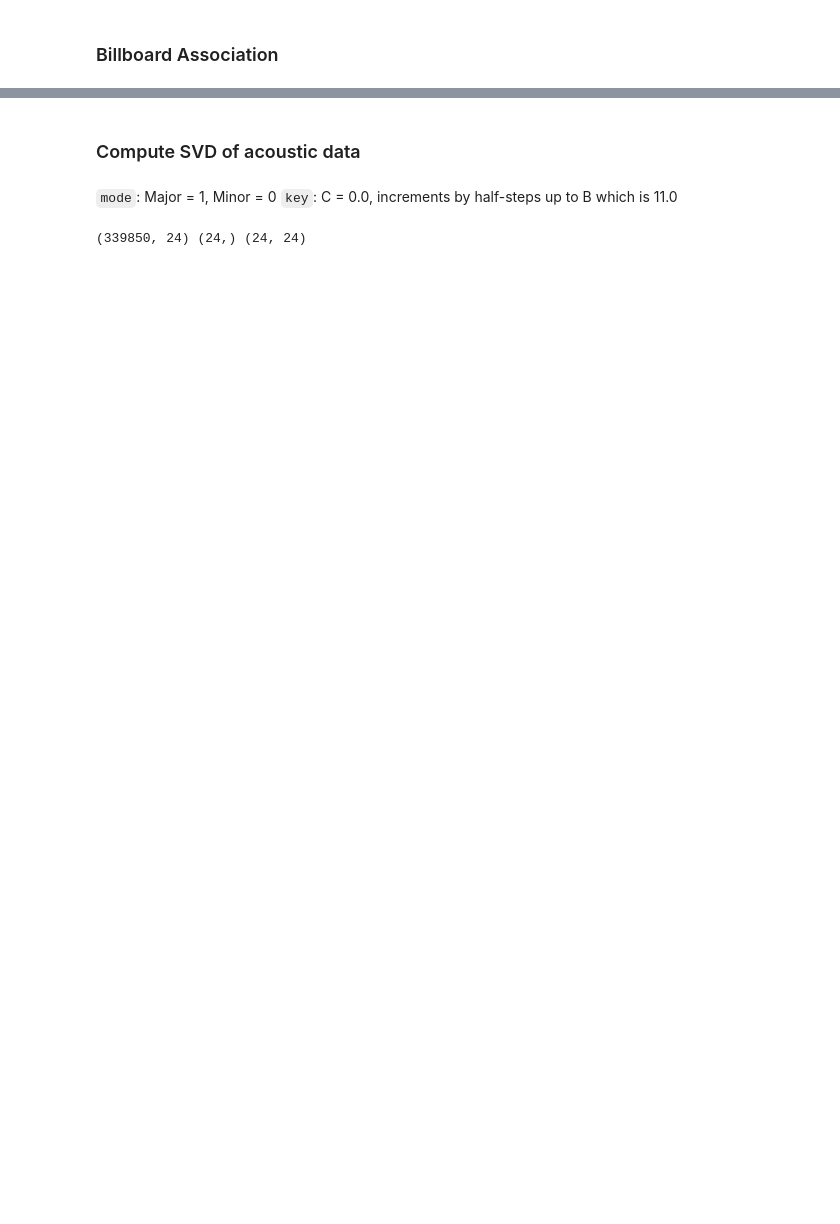
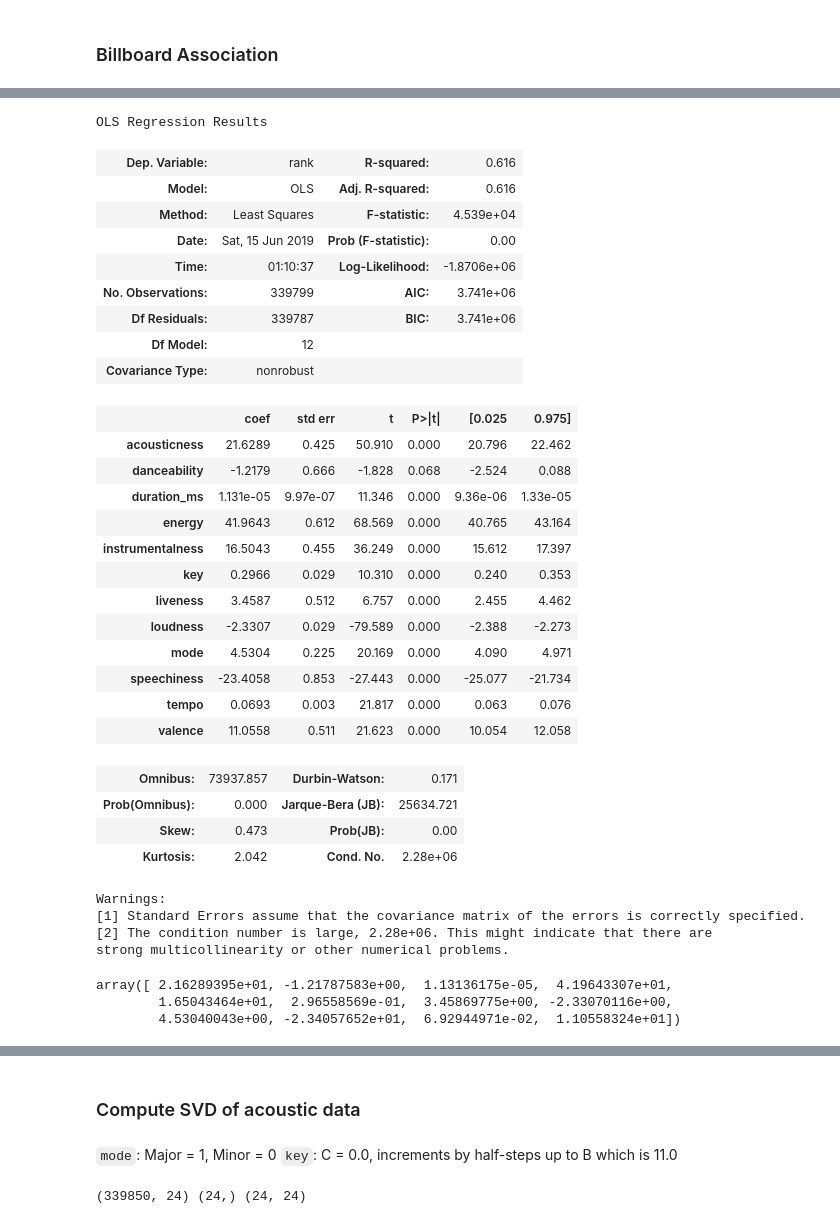
Before and after one commit to aschoettler/int15-spotify, a Jupyter notebook: Acoustics.ipynb, the cells around one changed output, grey strips where cells are left out. Drawn from its saved outputs; the diff is of its cells as text; code cells hidden in the pictures; blank space fills up the shorter version.

```diff
--- a/Acoustics.ipynb
+++ b/Acoustics.ipynb
@@ -97,0 +51,31 @@ dtype: int64
+# %%
+## Group acoustics by artist + album --> reset index to MultiIndex on ['artist', 'album']
+acoustic_data = acoustics[['artist', 'album'] + af_data_keys].dropna()
+# acoustic_data['artist/album'] = acoustic_data.apply(lambda row: (row['artist'], row['album']), axis = 1)
+# acoustic_data.set_index('artist/album', inplace = True)
+
+## Join Billboard data on key intersection
+billboard_data = billboard[['artist', 'album', 'rank']].dropna()
+# billboard_data['artist/album'] = billboard_data.apply(lambda row: (row['artist'], row['album']), axis = 1)
+# billboard_data.set_index('artist/album', inplace = True)
+# %%
+df = billboard_data.groupby(['artist', 'album'])[['rank']].agg(min)
+df.columns = df.columns.get_level_values(0)
+# %%
+## Merge the datasets
+acousticbb_data = acoustic_data.merge(df, how = 'inner', left_on = ['artist', 'album'], right_on = ['artist', 'album']);
+# %%
+## Run the Regression
+
+X = acousticbb_data[af_data_keys]
+
+Y = acousticbb_data['rank']
+
+analytical_thetas = np.linalg.pinv(X) @ Y;
+
+loss_values = X @ analytical_thetas - Y
+
+total_loss = np.sqrt(np.sum(loss_values ** 2))
+
+for (theta, label) in zip(analytical_thetas, X.columns):
+    print(label, " : ", theta)
@@ -103,0 +98,45 @@ bill_gb = billboard.groupby(['artist', 'album']);
+# %%
+from sklearn import linear_model
+from scipy import stats
+import statsmodels.api as sm
+
+model = sm.OLS(Y, X).fit()
+model.summary()
+# %% [output]
+OLS Regression Results
+| Dep. Variable: | rank | R-squared: | 0.616 |
+| Model: | OLS | Adj. R-squared: | 0.616 |
+| Method: | Least Squares | F-statistic: | 4.539e+04 |
+| Date: | Sat, 15 Jun 2019 | Prob (F-statistic): | 0.00 |
+| Time: | 01:10:37 | Log-Likelihood: | -1.8706e+06 |
+| No. Observations: | 339799 | AIC: | 3.741e+06 |
+| Df Residuals: | 339787 | BIC: | 3.741e+06 |
+| Df Model: | 12 |  |  |
+| Covariance Type: | nonrobust |  |  |
+|  | coef | std err | t | P>|t| | [0.025 | 0.975] |
+| acousticness | 21.6289 | 0.425 | 50.910 | 0.000 | 20.796 | 22.462 |
+| danceability | -1.2179 | 0.666 | -1.828 | 0.068 | -2.524 | 0.088 |
+| duration_ms | 1.131e-05 | 9.97e-07 | 11.346 | 0.000 | 9.36e-06 | 1.33e-05 |
+| energy | 41.9643 | 0.612 | 68.569 | 0.000 | 40.765 | 43.164 |
+| instrumentalness | 16.5043 | 0.455 | 36.249 | 0.000 | 15.612 | 17.397 |
+| key | 0.2966 | 0.029 | 10.310 | 0.000 | 0.240 | 0.353 |
+| liveness | 3.4587 | 0.512 | 6.757 | 0.000 | 2.455 | 4.462 |
+| loudness | -2.3307 | 0.029 | -79.589 | 0.000 | -2.388 | -2.273 |
+| mode | 4.5304 | 0.225 | 20.169 | 0.000 | 4.090 | 4.971 |
+| speechiness | -23.4058 | 0.853 | -27.443 | 0.000 | -25.077 | -21.734 |
+| tempo | 0.0693 | 0.003 | 21.817 | 0.000 | 0.063 | 0.076 |
+| valence | 11.0558 | 0.511 | 21.623 | 0.000 | 10.054 | 12.058 |
+| Omnibus: | 73937.857 | Durbin-Watson: | 0.171 |
+| Prob(Omnibus): | 0.000 | Jarque-Bera (JB): | 25634.721 |
+| Skew: | 0.473 | Prob(JB): | 0.00 |
+| Kurtosis: | 2.042 | Cond. No. | 2.28e+06 |
+Warnings:
+[1] Standard Errors assume that the covariance matrix of the errors is correctly specified.
+[2] The condition number is large, 2.28e+06. This might indicate that there are
+strong multicollinearity or other numerical problems.
+# %%
+analytical_thetas
+# %% [output]
+array([ 2.16289395e+01, -1.21787583e+00,  1.13136175e-05,  4.19643307e+01,
+        1.65043464e+01,  2.96558569e-01,  3.45869775e+00, -2.33070116e+00,
+        4.53040043e+00, -2.34057652e+01,  6.92944971e-02,  1.10558324e+01])
```
Also changed, not shown: parts of 39 cells of this notebook.
